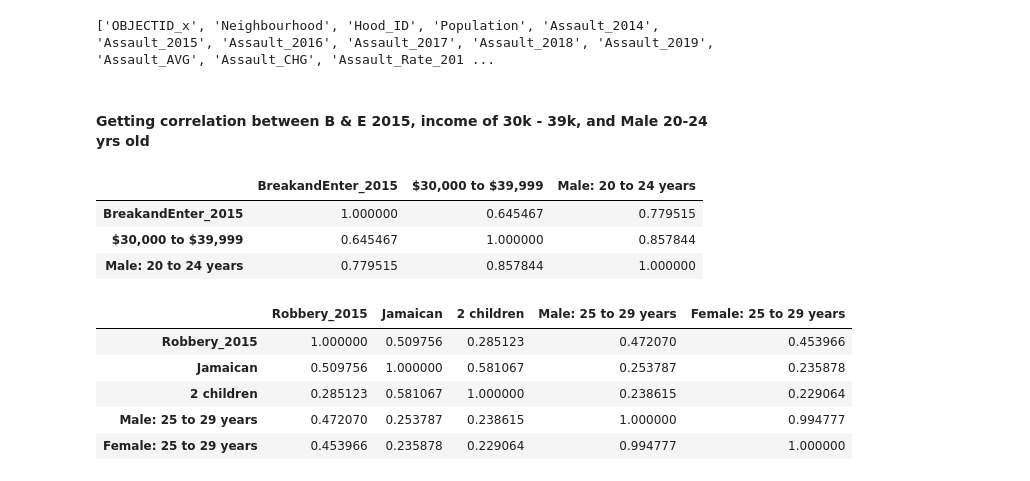
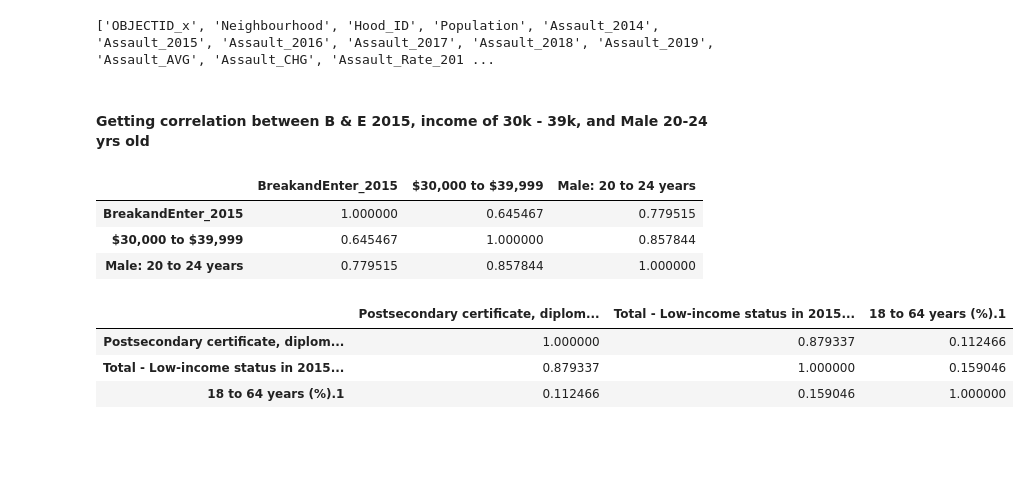
Before and after one commit to OwenMussy99/AI_Final_Proj, a Jupyter notebook: Final/AI_Final_Proj_Code.ipynb, the cells around one changed output. Cells and saved outputs as stored; diff of their text form; code cells hidden in the pictures; blank space fills up the shorter version.

```diff
--- a/Final/AI_Final_Proj_Code.ipynb
+++ b/Final/AI_Final_Proj_Code.ipynb
@@ -114,4 +116,6 @@ dataNeigh = pd.read_csv ('Neighbourhoods-4326.csv')
 #### Joining dataNeigh with dataCrime on the same Neighbourhood name and AREA_DESC name.
 # %%
 crimeAndNeigh = dataCrime.merge(dataNeigh,left_on = 'Neighbourhood', right_on = 'AREA_DESC')
+crimeAndNeigh = pd.merge(crimeAndNeigh, finalizedLatLong, on = 'Neighbourhood')
+crimeAndNeigh.head()
 #print(crimeAndNeigh)
@@ -128,9 +139,10 @@ print(totalDF.columns.tolist())
 #totalDF[features1].corr()
 # %% [output]
 ['OBJECTID_x', 'Neighbourhood', 'Hood_ID', 'Population', 'Assault_2014', 'Assault_2015', 'Assault_2016', 'Assault_2017', 'Assault_2018', 'Assault_2019', 'Assault_AVG', 'Assault_CHG', 'Assault_Rate_201 ...
-# %% [markdown]
-#### Getting correlation between B & E 2015, income of 30k - 39k, and Male 20-24 yrs old
+# %% [markdown]
+#### Getting correlation between B & E 2015, income of 30k - 39k, and Male 20-24 yrs old
 # %%
+totalDF["    $30,000 to $39,999"] = totalDF["    $30,000 to $39,999"].str.replace(',','')
 totalDF["Male: 20 to 24 years"] = pd.to_numeric(totalDF["Male: 20 to 24 years"])
 totalDF["    $30,000 to $39,999"] = pd.to_numeric(totalDF["    $30,000 to $39,999"])
 correlation1 = totalDF[["BreakandEnter_2015", "    $30,000 to $39,999", "Male: 20 to 24 years"]].corr()
@@ -141,19 +153,16 @@ correlation1
 | $30,000 to $39,999 | 0.645467 | 1.000000 | 0.857844 |
 | Male: 20 to 24 years | 0.779515 | 0.857844 | 1.000000 |
 # %%
-totalDF["Robbery_2015"] = pd.to_numeric(totalDF["Robbery_2015"])
-totalDF["Female: 25 to 29 years"] = pd.to_numeric(totalDF["Female: 25 to 29 years"])
-totalDF["Male: 25 to 29 years"] = pd.to_numeric(totalDF["Male: 25 to 29 years"])
+totalDF["Total - Low-income status in 2015 for the population in private households to whom low-income concepts are applicable - 100% data"] = totalDF["Total - Low-income status in 2015 for the population in private households to whom low-income concepts are applicable - 100% data"].str.replace(',','')
+totalDF["Total - Low-income status in 2015 for the population in private households to whom low-income concepts are applicable - 100% data"] = pd.to_numeric(totalDF["Total - Low-income status in 2015 for the population in private households to whom low-income concepts are applicable - 100% data"])
+totalDF["  18 to 64 years (%).1"] = pd.to_numeric(totalDF["  18 to 64 years (%).1"])
+totalDF["  Postsecondary certificate, diploma or degree"] = pd.to_numeric(totalDF["  Postsecondary certificate, diploma or degree"])
 #Below is removes commas from the column.
 #totalDF[" Jamaican"] = totalDF[" Jamaican"].str.replace(',','')
-totalDF[" Jamaican"] = pd.to_numeric(totalDF[" Jamaican"])
-totalDF["    2 children"] = pd.to_numeric(totalDF["    2 children"])
-correlation2 = totalDF[["Robbery_2015", " Jamaican", "    2 children", "Male: 25 to 29 years", "Female: 25 to 29 years"]].corr()
+correlation2 = totalDF[["  Postsecondary certificate, diploma or degree", "Total - Low-income status in 2015 for the population in private households to whom low-income concepts are applicable - 100% data", "  18 to 64 years (%).1"]].corr()
 correlation2
 # %% [output]
-|  | Robbery_2015 | Jamaican | 2 children | Male: 25 to 29 years | Female: 25 to 29 years |
-| Robbery_2015 | 1.000000 | 0.509756 | 0.285123 | 0.472070 | 0.453966 |
-| Jamaican | 0.509756 | 1.000000 | 0.581067 | 0.253787 | 0.235878 |
-| 2 children | 0.285123 | 0.581067 | 1.000000 | 0.238615 | 0.229064 |
-| Male: 25 to 29 years | 0.472070 | 0.253787 | 0.238615 | 1.000000 | 0.994777 |
-| Female: 25 to 29 years | 0.453966 | 0.235878 | 0.229064 | 0.994777 | 1.000000 |
+|  | Postsecondary certificate, diplom... | Total - Low-income status in 2015... | 18 to 64 years (%).1 |
+| Postsecondary certificate, diplom... | 1.000000 | 0.879337 | 0.112466 |
+| Total - Low-income status in 2015... | 0.879337 | 1.000000 | 0.159046 |
+| 18 to 64 years (%).1 | 0.112466 | 0.159046 | 1.000000 |
```
Also changed, not shown: parts of 10 cells of this notebook.
